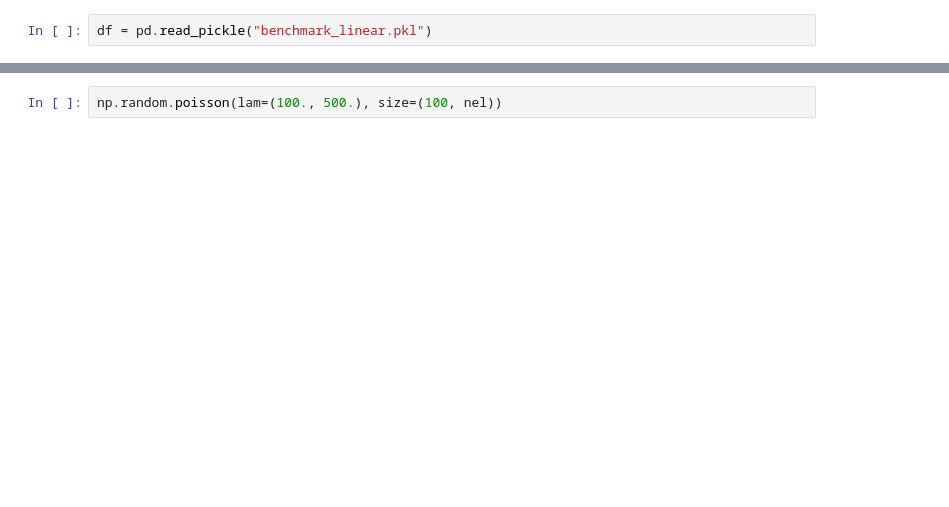
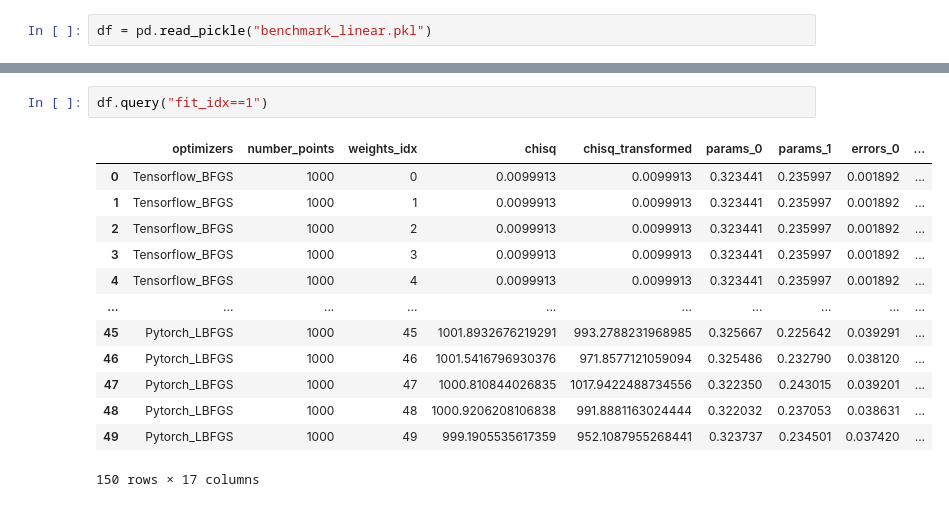
Before and after one commit to pl0xz0rz/RootInteractiveTest, a Jupyter notebook: JIRA/PWGPP-576/benchmarkScanPlot.ipynb, the cells around one changed output, grey strips where cells are left out. Drawn from its saved outputs; the diff is of its cells as text; blank space fills up the shorter version.

```diff
--- a/JIRA/PWGPP-576/benchmarkScanPlot.ipynb
+++ b/JIRA/PWGPP-576/benchmarkScanPlot.ipynb
@@ -39,2 +85,16 @@ np.random.poisson( lam=1,size=(nfits,el))
-# %%
-np.random.poisson(lam=(100., 500.), size=(100, nel))
+# %%
+df.query("fit_idx==1")
+# %% [output]
+|  | optimizers | number_points | weights_idx | chisq | chisq_transformed | params_0 | params_1 | errors_0 | ... |
+| 0 | Tensorflow_BFGS | 1000 | 0 | 0.0099913 | 0.0099913 | 0.323441 | 0.235997 | 0.001892 | ... |
+| 1 | Tensorflow_BFGS | 1000 | 1 | 0.0099913 | 0.0099913 | 0.323441 | 0.235997 | 0.001892 | ... |
+| 2 | Tensorflow_BFGS | 1000 | 2 | 0.0099913 | 0.0099913 | 0.323441 | 0.235997 | 0.001892 | ... |
+| 3 | Tensorflow_BFGS | 1000 | 3 | 0.0099913 | 0.0099913 | 0.323441 | 0.235997 | 0.001892 | ... |
+| 4 | Tensorflow_BFGS | 1000 | 4 | 0.0099913 | 0.0099913 | 0.323441 | 0.235997 | 0.001892 | ... |
+| ... | ... | ... | ... | ... | ... | ... | ... | ... | ... |
+| 45 | Pytorch_LBFGS | 1000 | 45 | 1001.8932676219291 | 993.2788231968985 | 0.325667 | 0.225642 | 0.039291 | ... |
+| 46 | Pytorch_LBFGS | 1000 | 46 | 1001.5416796930376 | 971.8577121059094 | 0.325486 | 0.232790 | 0.038120 | ... |
+| 47 | Pytorch_LBFGS | 1000 | 47 | 1000.810844026835 | 1017.9422488734556 | 0.322350 | 0.243015 | 0.039201 | ... |
+| 48 | Pytorch_LBFGS | 1000 | 48 | 1000.9206208106838 | 991.8881163024444 | 0.322032 | 0.237053 | 0.038631 | ... |
+| 49 | Pytorch_LBFGS | 1000 | 49 | 999.1905535617359 | 952.1087955268441 | 0.323737 | 0.234501 | 0.037420 | ... |
+150 rows × 17 columns
```
Also changed, not shown: parts of 10 cells of this notebook, 2 other files.
